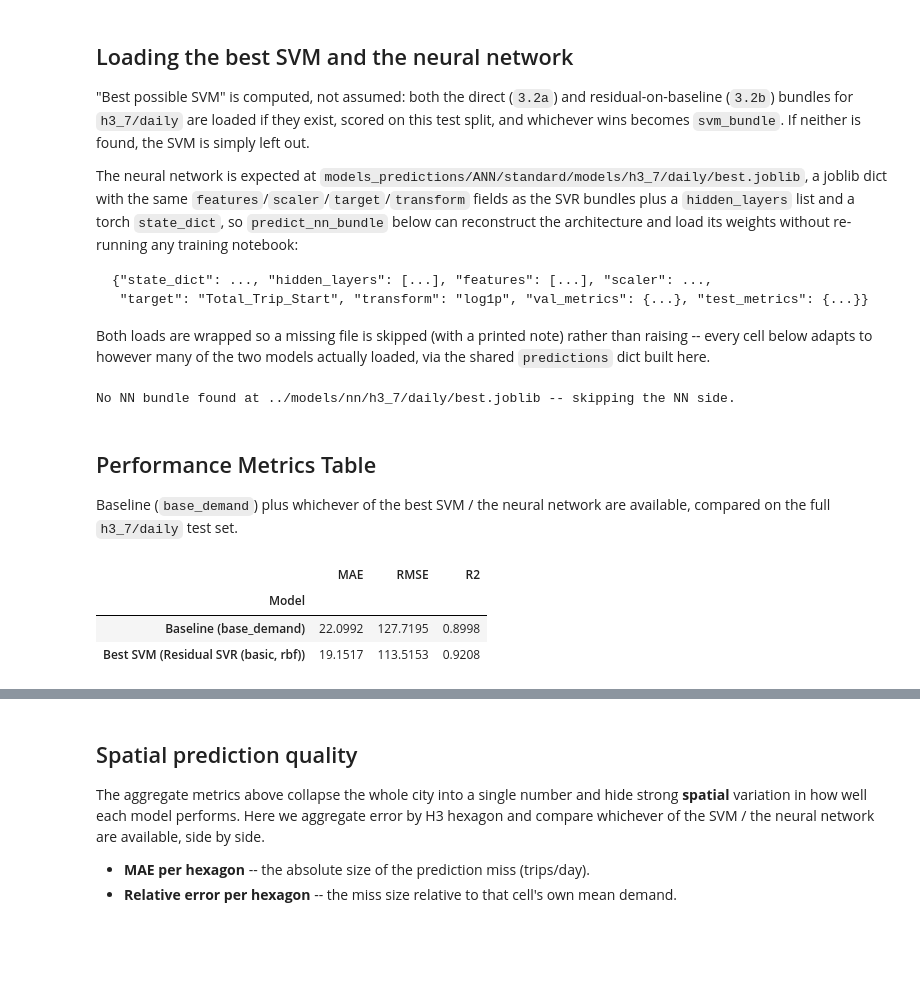
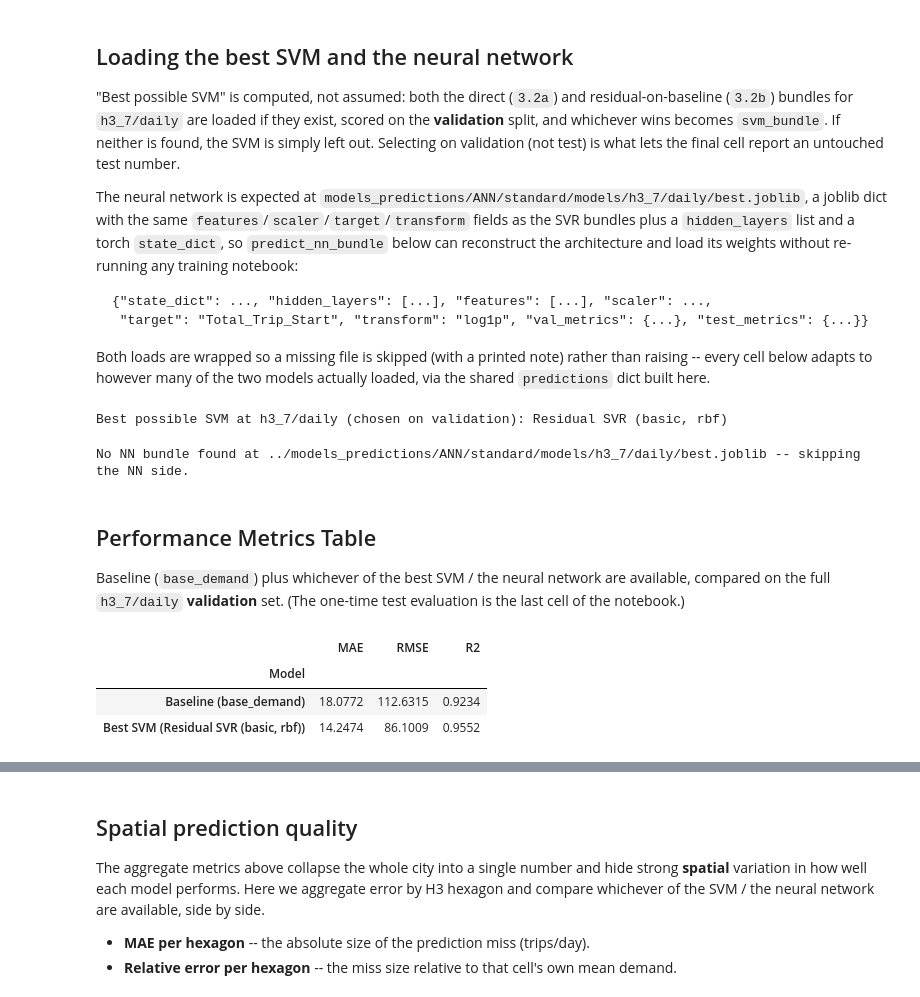
Before and after one commit to larissatheilmann/AAA_Project_Group7, a Jupyter notebook: notebooks/3.4 ModelPerformanceVisualization.ipynb, the cells around one changed output, grey strips where cells are left out. Saved outputs shown, nothing was run; the diff lists cells and outputs as text; code cells hidden in the pictures; blank space fills up the shorter version.

```diff
--- a/notebooks/3.4 ModelPerformanceVisualization.ipynb
+++ b/notebooks/3.4 ModelPerformanceVisualization.ipynb
@@ -42,13 +45,16 @@ SVR_RESIDUAL_DIR = MODELS_DIR / "SVR" / "residual" / "models"
 NN_DIR = MODELS_DIR / "ANN" / "standard" / "models"
 LOG_CEILING = 20.0
 
+# The comparison runs on validation; test is scored once at the very end.
+df_val = pd.read_parquet(SPLIT_DIR / SPATIAL / TEMPORAL / "val.parquet")
 df_test = pd.read_parquet(SPLIT_DIR / SPATIAL / TEMPORAL / "test.parquet")
 # %% [markdown]
 ## Loading the best SVM and the neural network
 
 "Best possible SVM" is computed, not assumed: both the direct (`3.2a`) and residual-on-baseline
-(`3.2b`) bundles for `h3_7/daily` are loaded if they exist, scored on this test split, and
-whichever wins becomes `svm_bundle`. If neither is found, the SVM is simply left out.
+(`3.2b`) bundles for `h3_7/daily` are loaded if they exist, scored on the **validation** split, and
+whichever wins becomes `svm_bundle`. If neither is found, the SVM is simply left out. Selecting on
+validation (not test) is what lets the final cell report an untouched test number.
 
 The neural network is expected at `models_predictions/ANN/standard/models/h3_7/daily/best.joblib`,
 a joblib dict with the same `features`/`scaler`/`target`/`transform` fields as the SVR bundles plus
@@ -92,7 +98,8 @@ def try_load_bundle(path):
         return None
 
 
-y_test = df_test[TARGET].values
+# Model selection and every comparison below run on validation.
+y_eval = df_val[TARGET].values
 predictions = {}  # key -> {"col": prediction column name, "name": display name for titles/legends}
 
 direct = try_load_bundle(SVR_DIR / SPATIAL / TEMPORAL / "best.joblib")
@@ -100,18 +107,21 @@ residual = try_load_bundle(SVR_RESIDUAL_DIR / SPATIAL / TEMPORAL / "best.joblib"
 
 svm_candidates = {}
 if direct is not None:
-    svm_candidates[f"Direct SVR ({direct['feature_set']}, {direct['kernel']})"] = (direct, predict_bundle(direct, df_test))
+    svm_candidates[f"Direct SVR ({direct['feature_set']}, {direct['kernel']})"] = (direct, predict_bundle(direct, df_val))
 if residual is not None:
-    svm_candidates[f"Residual SVR ({residual['feature_set']}, {residual['kernel']})"] = (residual, predict_bundle(residual, df_test))
+    svm_candidates[f"Residual SVR ({residual['feature_set']}, {residual['kernel']})"] = (residual, predict_bundle(residual, df_val))
 
+svm_bundle = None
 if svm_candidates:
-    svm_name = max(svm_candidates, key=lambda n: r2_score(y_test, svm_candidates[n][1]))
+    svm_name = max(svm_candidates, key=lambda n: r2_score(y_eval, svm_candidates[n][1]))
     svm_bundle, pred_svm = svm_candidates[svm_name]
-    df_test["pred_svm"] = pred_svm
+    df_val["pred_svm"] = pred_svm
     predictions["svm"] = {"col": "pred_svm", "name": f"Best SVM ({svm_name})"}
-    print(f"Best possible SVM at {SPATIAL}/{TEMPORAL}: {svm_name}")
+    print(f"Best possible SVM at {SPATIAL}/{TEMPORAL} (chosen on validation): {svm_name}")
 else:
     print(f"No SVM bundle found at {SVR_DIR / SPATIAL / TEMPORAL} or {SVR_RESIDUAL_DIR / SPATIAL / TEMPORAL} -- skipping the SVM side.")
+# %% [output]
+Best possible SVM at h3_7/daily (chosen on validation): Residual SVR (basic, rbf)
 # %%
 class FNN(nn.Module):
     """Same dynamic-depth feedforward architecture as 3.3, reconstructed here from a bundle's
@@ -152,7 +162,7 @@ def predict_nn_bundle(bundle, df):
 # above -- skipped (with a printed note) rather than crashing the rest of the notebook.
 nn_bundle = try_load_bundle(NN_DIR / SPATIAL / TEMPORAL / "best.joblib")
 if nn_bundle is not None:
-    df_test["pred_nn"] = predict_nn_bundle(nn_bundle, df_test)
+    df_val["pred_nn"] = predict_nn_bundle(nn_bundle, df_val)
     predictions["nn"] = {"col": "pred_nn", "name": "Neural Network"}
 else:
     print(f"No NN bundle found at {NN_DIR / SPATIAL / TEMPORAL / 'best.joblib'} -- skipping the NN side.")
@@ -161,22 +171,23 @@ if not predictions:
     raise RuntimeError("Neither an SVM nor an NN model is available for "
                        f"{SPATIAL}/{TEMPORAL} -- nothing to evaluate.")
 # %% [output]
-No NN bundle found at ../models/nn/h3_7/daily/best.joblib -- skipping the NN side.
+No NN bundle found at ../models_predictions/ANN/standard/models/h3_7/daily/best.joblib -- skipping the NN side.
 # %% [markdown]
 ## Performance Metrics Table
 
 Baseline (`base_demand`) plus whichever of the best SVM / the neural network are available,
-compared on the full `h3_7/daily` test set.
+compared on the full `h3_7/daily` **validation** set. (The one-time test evaluation is the last
+cell of the notebook.)
 # %%
 #| label: tbl-svm-vs-nn-overall
-#| tbl-cap: "Overall test-set performance at h3_7/daily: historical-mean baseline plus whichever of the best possible SVM / the neural network are available."
-rows = [score(y_test, df_test["base_demand"].values, "Baseline (base_demand)")]
+#| tbl-cap: "Overall validation performance at h3_7/daily: historical-mean baseline plus whichever of the best possible SVM / the neural network are available. The held-out test set is scored once at the end."
+rows = [score(y_eval, df_val["base_demand"].values, "Baseline (base_demand)")]
 for p in predictions.values():
-    rows.append(score(y_test, df_test[p["col"]].values, p["name"]))
+    rows.append(score(y_eval, df_val[p["col"]].values, p["name"]))
 overall = pd.DataFrame(rows).set_index("Model")
 overall.round(4)
 # %% [output]
 |  | MAE | RMSE | R2 |
 | Model |  |  |  |
-| Baseline (base_demand) | 22.0992 | 127.7195 | 0.8998 |
-| Best SVM (Residual SVR (basic, rbf)) | 19.1517 | 113.5153 | 0.9208 |
+| Baseline (base_demand) | 18.0772 | 112.6315 | 0.9234 |
+| Best SVM (Residual SVR (basic, rbf)) | 14.2474 | 86.1009 | 0.9552 |
```
Also changed, not shown: parts of 13 cells of this notebook, 1 other file.
